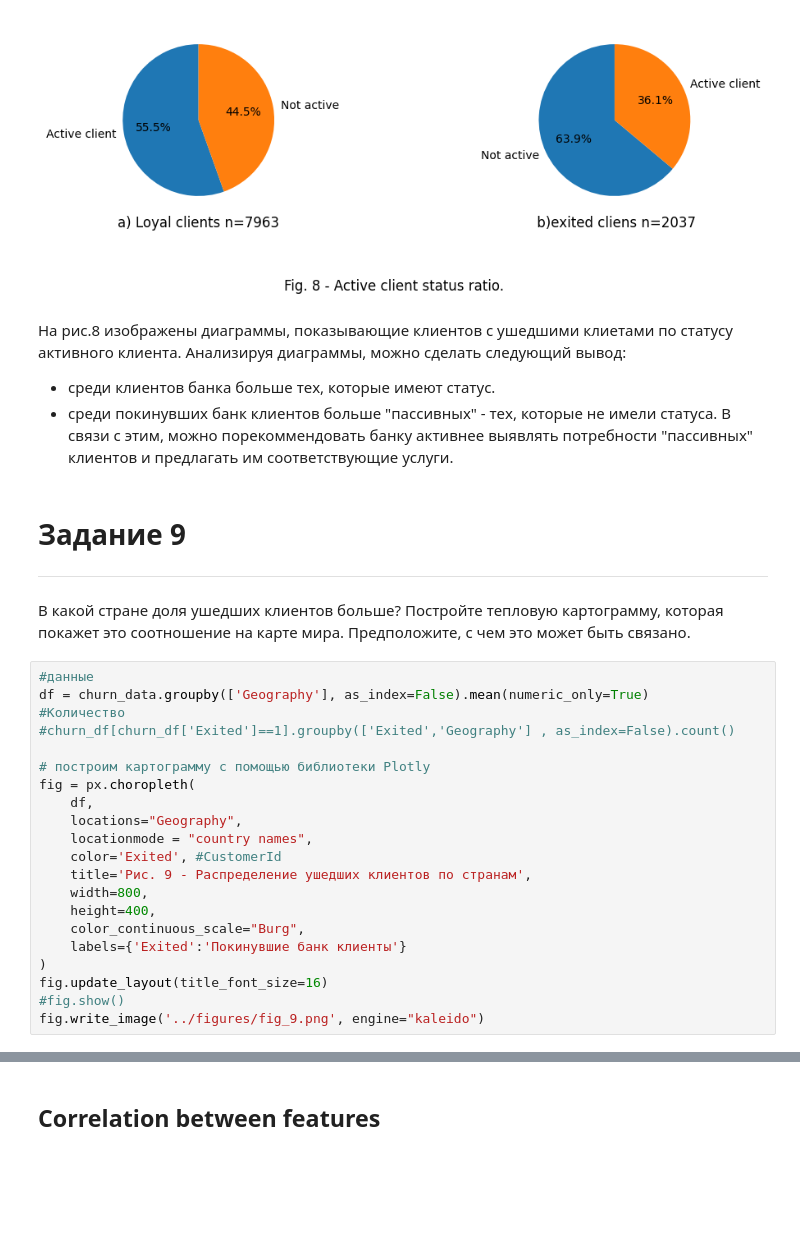
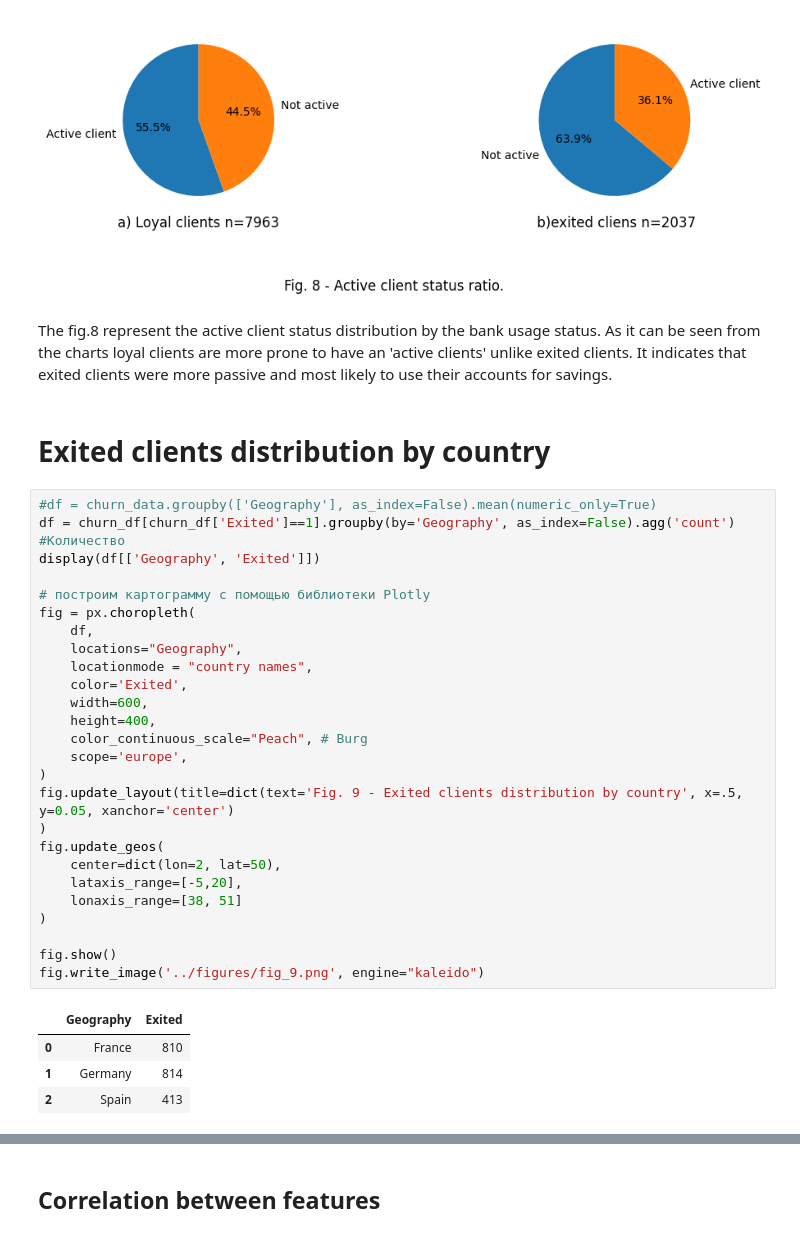
Before and after one commit to Alex1iv/Bank_customers_outflow, a Jupyter notebook: notebooks/Bank_clients_en.ipynb, the cells around one changed output, grey strips where cells are left out. Saved outputs shown, nothing was run; the diff lists cells and outputs as text; blank space fills up the shorter version.

```diff
--- a/notebooks/Bank_clients_en.ipynb
+++ b/notebooks/Bank_clients_en.ipynb
@@ -285,32 +295,39 @@ ax1.set_title('a) Loyal clients n=7963', loc='center', y=-0.1)
 ax2.set_title(' b)exited cliens n=2037', loc='center', y=-0.1);
 # %% [output]
 [figure]
-# %% [markdown]
-На рис.8 изображены диаграммы, показывающие клиентов с ушедшими клиетами по статусу активного клиента. Анализируя диаграммы, можно сделать следующий вывод:
-* среди клиентов банка больше тех, которые имеют статус.
-* среди покинувших банк клиентов больше "пассивных" - тех, которые не имели статуса. В связи с этим, можно порекоммендовать банку активнее выявлять потребности "пассивных" клиентoв и предлагать им соответствующие услуги.
-# %% [markdown]
-# Задание 9
-----------
-В какой стране доля ушедших клиентов больше? Постройте тепловую картограмму, которая покажет это соотношение на карте мира. Предположите, с чем это может быть связано.
+# %% [markdown]
+The fig.8 represent the active client status distribution by the bank usage status. As it can be seen from the charts loyal clients are more prone to have an 'active clients' unlike exited clients. It indicates that exited clients were more passive and most likely to use their accounts for savings.
+# %% [markdown]
+# Exited clients distribution by country
 # %%
-#данные
-df = churn_data.groupby(['Geography'], as_index=False).mean(numeric_only=True)
+#df = churn_data.groupby(['Geography'], as_index=False).mean(numeric_only=True)
+df = churn_df[churn_df['Exited']==1].groupby(by='Geography', as_index=False).agg('count')
 #Количество
-#churn_df[churn_df['Exited']==1].groupby(['Exited','Geography'] , as_index=False).count()
+display(df[['Geography', 'Exited']])
 
 # построим картограмму с помощью библиотеки Plotly
 fig = px.choropleth(
     df,
     locations="Geography",
     locationmode = "country names",
-    color='Exited', #CustomerId
-    title='Рис. 9 - Распределение ушедших клиентов по странам',
-    width=800,
+    color='Exited',
+    width=600,
     height=400,
-    color_continuous_scale="Burg",
-    labels={'Exited':'Покинувшие банк клиенты'}
+    color_continuous_scale="Peach", # Burg
+    scope='europe',
 )
-fig.update_layout(title_font_size=16)
-#fig.show()
+fig.update_layout(title=dict(text='Fig. 9 - Exited clients distribution by country', x=.5, y=0.05, xanchor='center')
+)
+fig.update_geos(
+    center=dict(lon=2, lat=50),
+    lataxis_range=[-5,20],
+    lonaxis_range=[38, 51]
+)
+
+fig.show()
 fig.write_image('../figures/fig_9.png', engine="kaleido")
+# %% [output]
+|  | Geography | Exited |
+| 0 | France | 810 |
+| 1 | Germany | 814 |
+| 2 | Spain | 413 |
```
Also changed, not shown: parts of 39 cells of this notebook, 6 other files.
